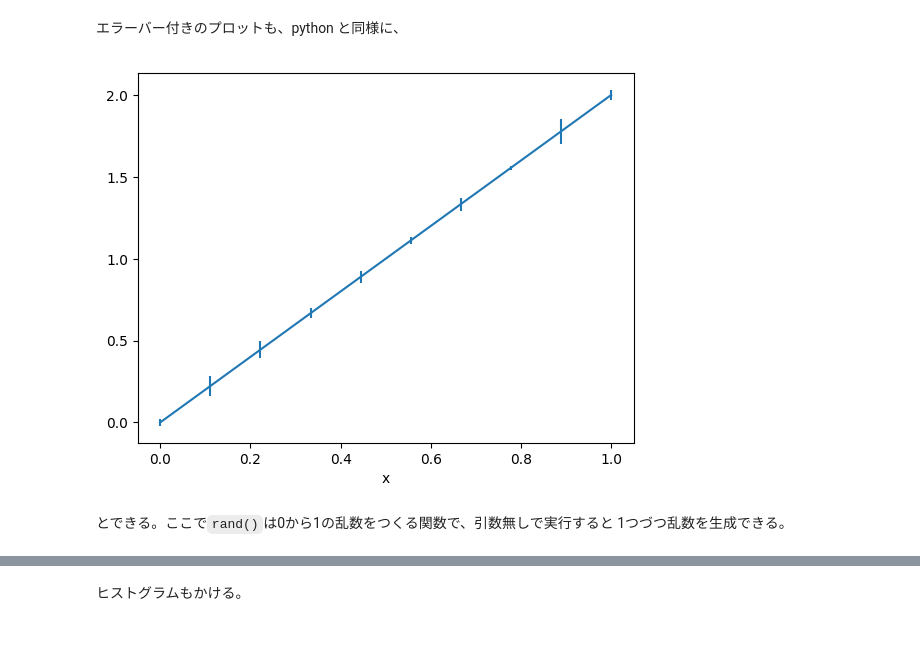
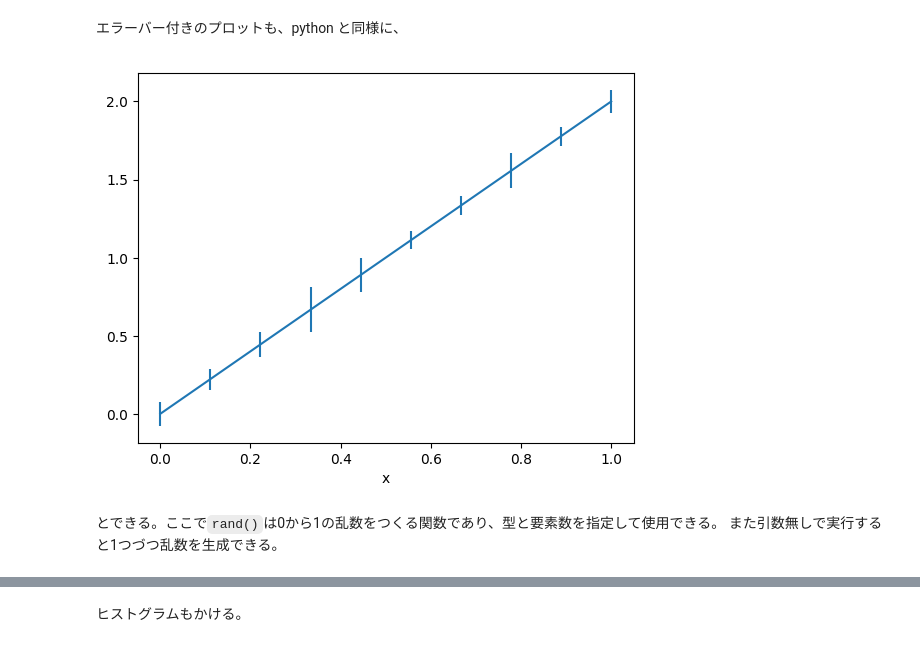
Before and after one commit to akio-tomiya/intro_julia_minimum, a Jupyter notebook: short_intro_julia.ipynb, the cells around one changed output, grey strips where cells are left out. Saved outputs shown, nothing was run; the diff lists cells and outputs as text; code cells hidden in the pictures.

```diff
--- a/short_intro_julia.ipynb
+++ b/short_intro_julia.ipynb
@@ -394,17 +403,17 @@ plt.show()
 # %%
 Ndata = 10
 x=range(0,1,length=Ndata)
 y=2*x
-e=rand(Float64,Ndata)/10
+e=rand(Float64,Ndata)/10 .+ 0.05 # ".+" 演算子は各要素に加算を行う。
 #
 plt.errorbar(x,y,yerr=e)
 plt.xlabel("x")
 plt.show()
 # %% [output]
-[figure, old version]
+[figure, new version]
 # %% [markdown]
-とできる。ここで``rand()``は0から1の乱数をつくる関数で、引数無しで実行すると
-1つづつ乱数を生成できる。
+とできる。ここで``rand()``は0から1の乱数をつくる関数であり、型と要素数を指定して使用できる。
+また引数無しで実行すると1つづつ乱数を生成できる。
 # %%
 for i =1:5
     r=rand()
```
Also changed, not shown: parts of 12 cells of this notebook.
